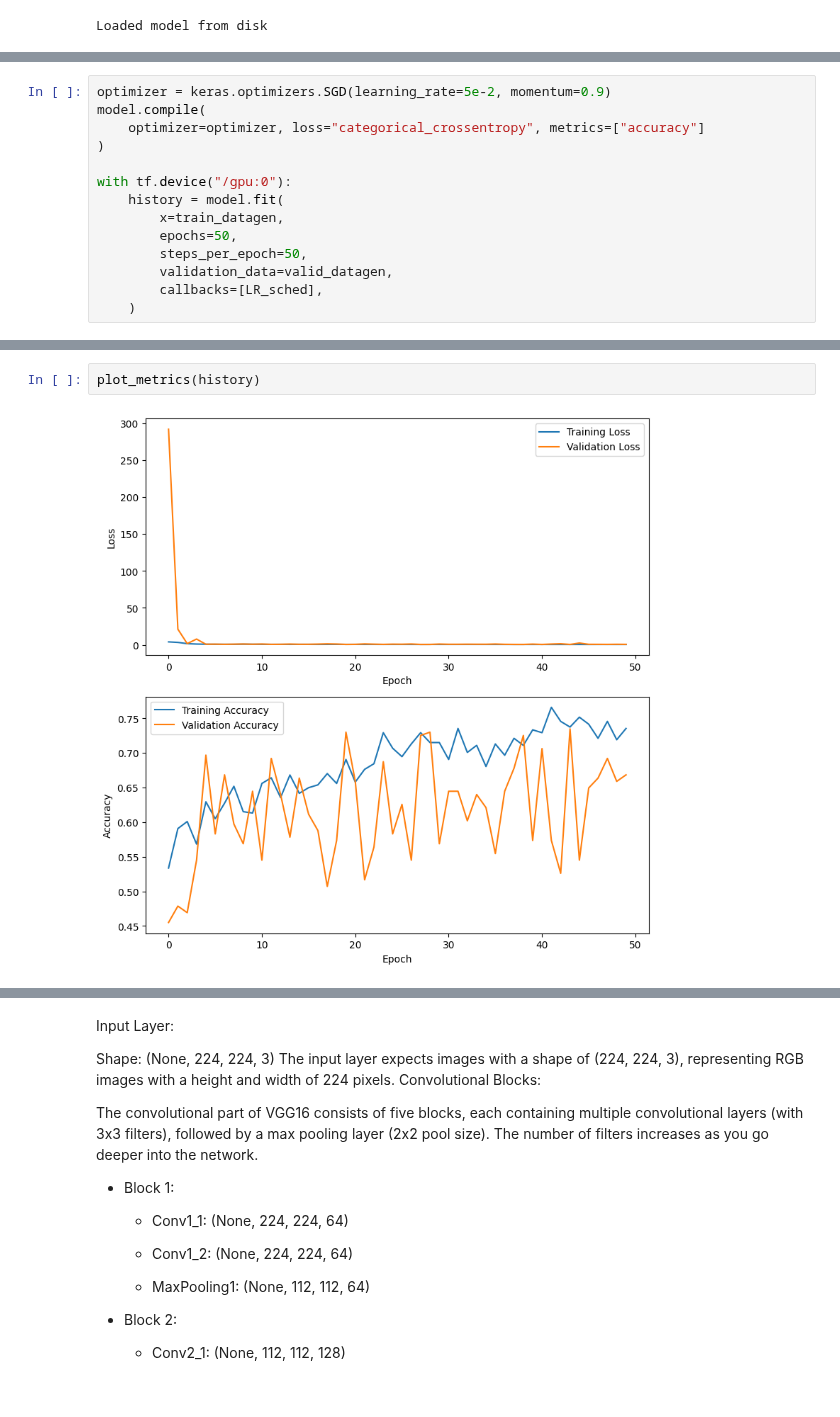
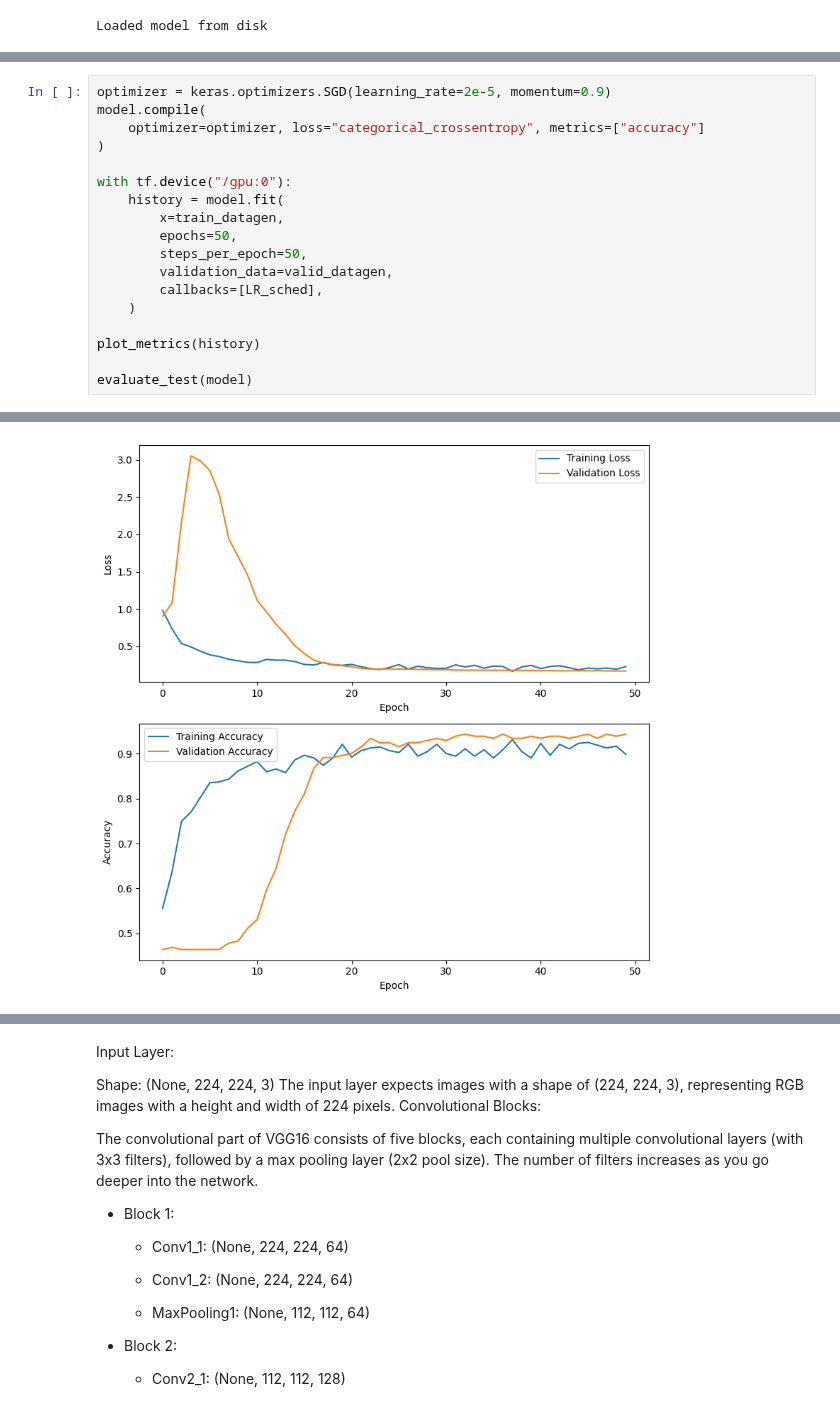
Before and after one commit to Shahriar-0/Neural-Networks-and-Deep-Learning-Course-Projects-S2024, a Jupyter notebook: HW2-ConvolutionalNeuralNetworks/src/DataAugmentationEffectOnFineTunedCNN.ipynb, the cells around one changed output, grey strips where cells are left out. Cells and saved outputs as stored; diff of their text form.

```diff
--- a/HW2-ConvolutionalNeuralNetworks/src/DataAugmentationEffectOnFineTunedCNN.ipynb
+++ b/HW2-ConvolutionalNeuralNetworks/src/DataAugmentationEffectOnFineTunedCNN.ipynb
@@ -605,7 +609,7 @@ Trainable params: 1,062,914
 Non-trainable params: 22,537,088
 _________________________________________________________________
 # %%
-optimizer = keras.optimizers.SGD(learning_rate=5e-2, momentum=0.9)
+optimizer = keras.optimizers.SGD(learning_rate=2e-5, momentum=0.9)
 model.compile(
     optimizer=optimizer, loss="categorical_crossentropy", metrics=["accuracy"]
 )
@@ -618,5 +622,9 @@ with tf.device("/gpu:0"):
         validation_data=valid_datagen,
         callbacks=[LR_sched],
     )
+
+plot_metrics(history)
+
+evaluate_test(model)
 # %% [output]
 Epoch 1/50
@@ -638,0 +647 @@ Epoch 50/50
+[figure, added]
@@ -639,4 +649,0 @@ Epoch 50/50
-# %%
-plot_metrics(history)
-# %% [output]
-[figure, removed]
```
Also changed, not shown: parts of 19 cells of this notebook, 1 other file.
